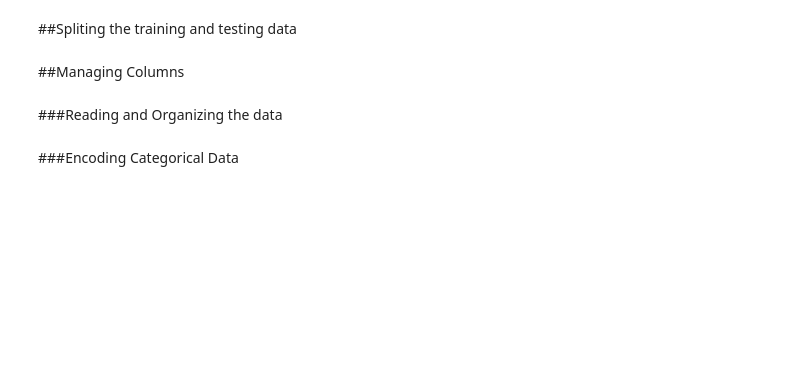
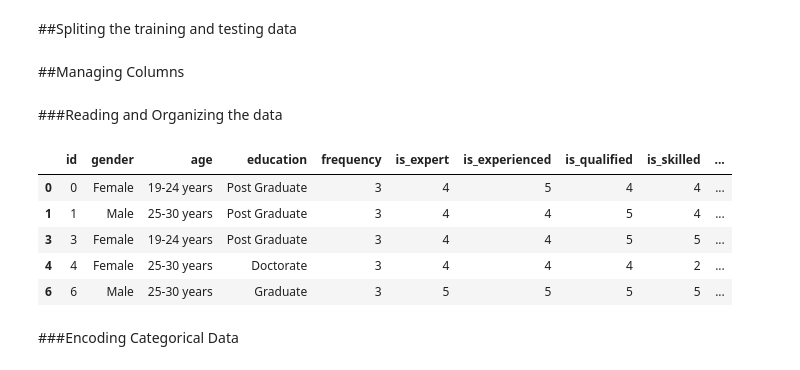
Before and after one commit to MingiJ/Market-Penetration, a Jupyter notebook: MarketPenetration.ipynb, the cells around one changed output. Drawn from its saved outputs; the diff is of its cells as text; code cells hidden in the pictures; blank space fills up the shorter version.

```diff
--- a/MarketPenetration.ipynb
+++ b/MarketPenetration.ipynb
@@ -374,6 +382,15 @@ def swap_columns(df, pimd, awip):
     df[c1] = df[c2]
     df[c2] = df['temp']
     df.drop(columns=['temp'], inplace=True)
+# %%
+df.head()
+# %% [output]
+|  | id | gender | age | education | frequency | is_expert | is_experienced | is_qualified | is_skilled | ... |
+| 0 | 0 | Female | 19-24 years | Post Graduate | 3 | 4 | 5 | 4 | 4 | ... |
+| 1 | 1 | Male | 25-30 years | Post Graduate | 3 | 4 | 4 | 5 | 4 | ... |
+| 3 | 3 | Female | 19-24 years | Post Graduate | 3 | 4 | 4 | 5 | 5 | ... |
+| 4 | 4 | Female | 25-30 years | Doctorate | 3 | 4 | 4 | 4 | 2 | ... |
+| 6 | 6 | Male | 25-30 years | Graduate | 3 | 5 | 5 | 5 | 5 | ... |
 # %%
 X = df.iloc[:, 1:-1].values
 y = df.iloc[:, -1].values
```
Also changed, not shown: parts of 49 cells of this notebook.
